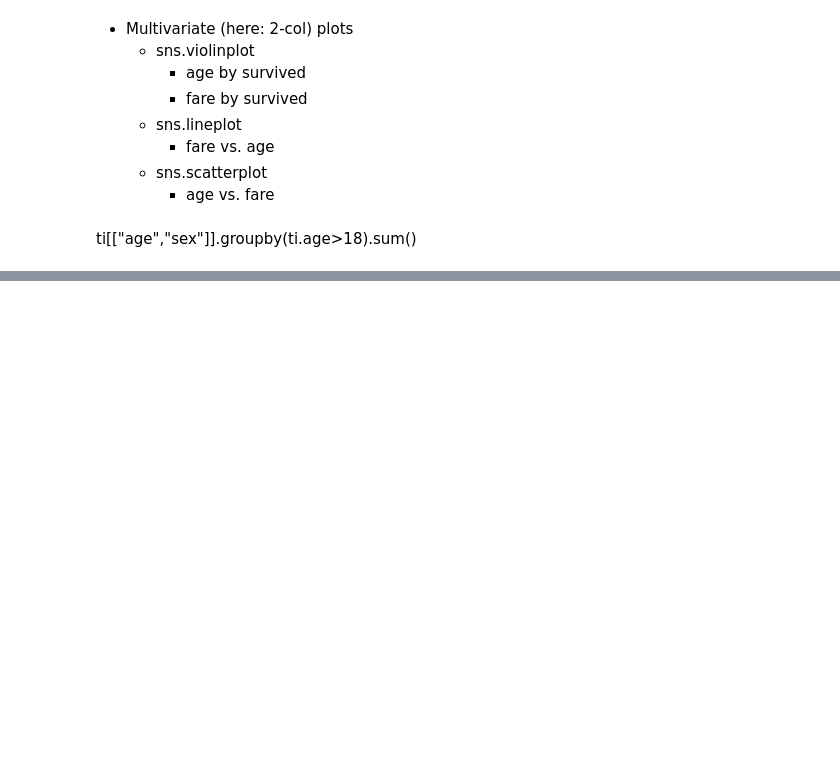
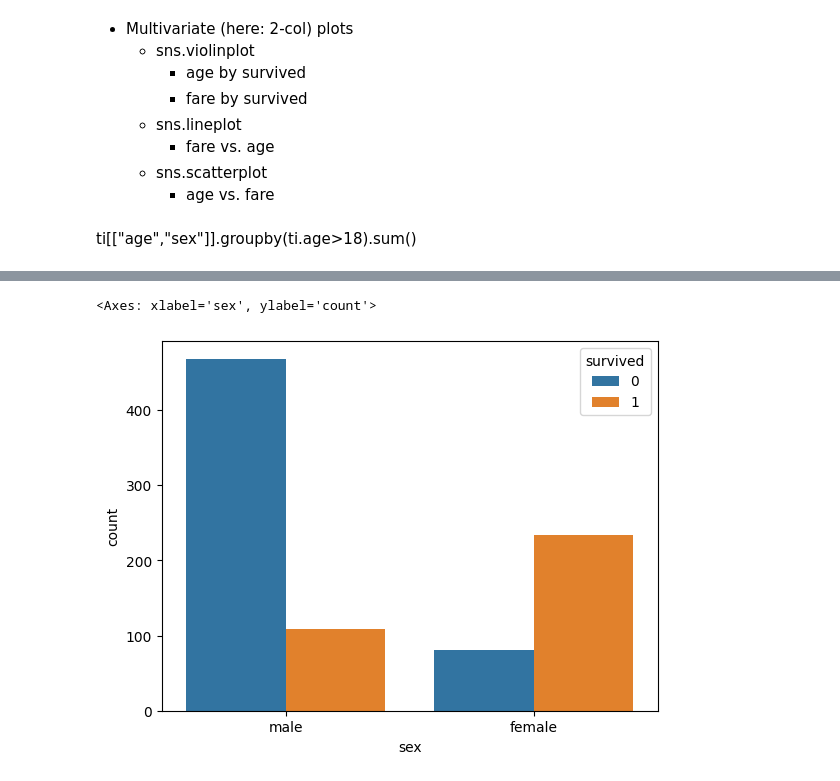
Before and after one commit to jyoti-jha/openai-training, a Jupyter notebook: Sep24_002_EDA_Visuals.ipynb, the cells around one changed output, grey strips where cells are left out. Cells and saved outputs as stored; diff of their text form; code cells hidden in the pictures; blank space fills up the shorter version.

```diff
--- a/Sep24_002_EDA_Visuals.ipynb
+++ b/Sep24_002_EDA_Visuals.ipynb
@@ -278,0 +309,6 @@ ti[["age","sex"]].groupby(ti.age>18).sum()
+# %%
+
+sns.countplot(x='sex', hue='survived', data=ti)
+# %% [output]
+<Axes: xlabel='sex', ylabel='count'>
+[figure, added]
```
Also changed, not shown: parts of 21 cells of this notebook.
